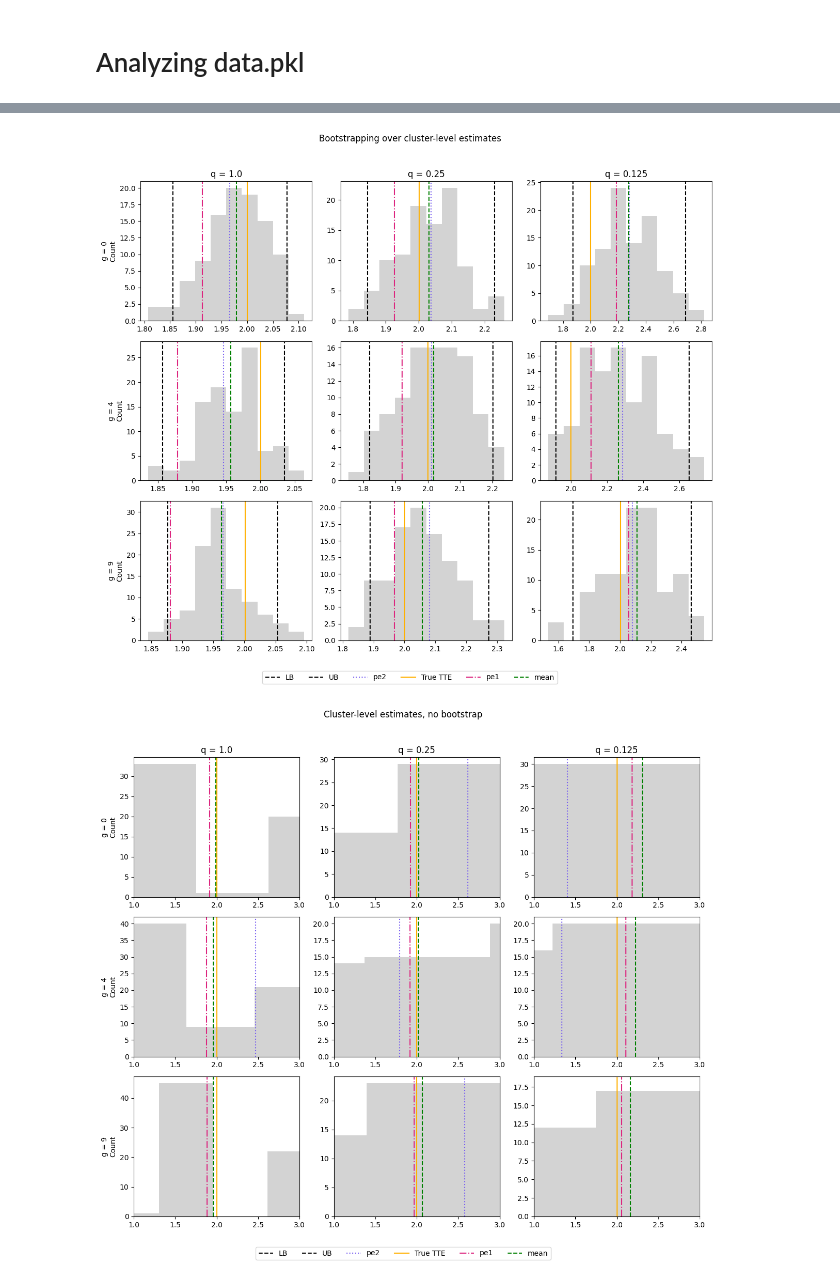
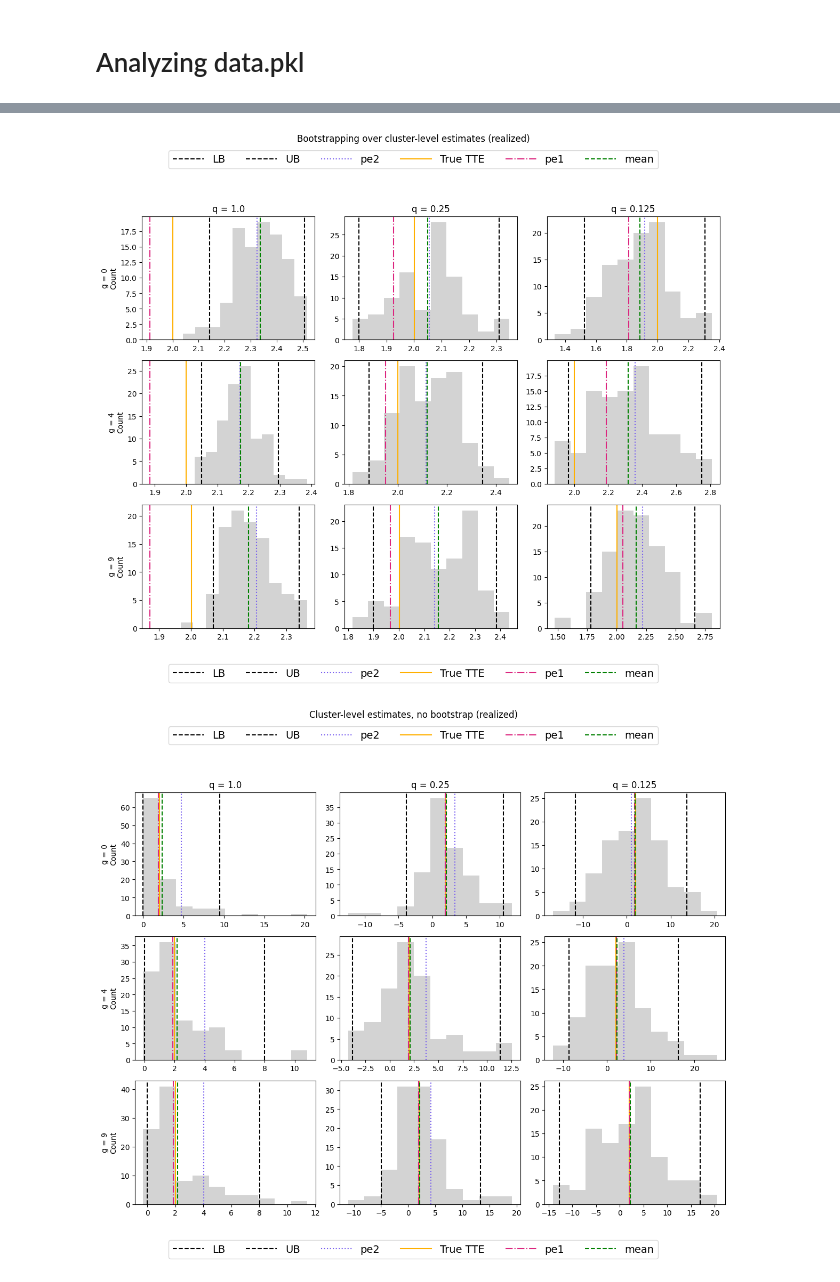
Before and after one commit to mayscortez/UQ-for-staggered-rollouts, a Jupyter notebook: experiment.ipynb, the cells around one changed output, grey strips where cells are left out. Saved outputs shown, nothing was run; the diff lists cells and outputs as text; code cells hidden in the pictures.

Commit message:
more scratchwork and more plotting

```diff
--- a/experiment.ipynb
+++ b/experiment.ipynb
@@ -0,0 +253,6 @@
+# %%
+df_all = pd.concat([df, df_real], ignore_index=True)
+df_all.shape
+# for x in df_all.columns:
+#     print(x)
+#     print(df[x].unique())
@@ -0,0 +279,15 @@
+# %%
+beta = 2
+q = "2p"
+sub = df_all[(df_all["beta"] == beta) & (df_all["n"] == 10000) & (df_all["q"] == q)]
+sub = sub.merge(trueTTE[trueTTE["beta"] == beta][['n','trueTTE']], on="n", how = "left")
+sub["bias"] = sub["bias"] / sub["trueTTE"]
+
+fig = plt.figure()
+ax = fig.add_subplot(111)
+sns.lineplot(x='p', y="bias", data=sub, errorbar='sd', hue= "type", legend='brief', markers=True)
+ax.set_xlabel("Treatment budget p", fontsize = 18)
+ax.set_ylabel("Relative Bias", fontsize = 18)
+ax.set_title(f"Cluster Estimates (beta={beta},q={q})", fontsize=20)
+ax.set_ylim(-1,1)
+plt.axhline(y=0)
@@ -631,11 +872,13 @@ print(list(y))
 import pickle
 import numpy as np
 
-res = pickle.load(open('data.pkl', 'rb'))
+res = pickle.load(open('data_expected_11-22-2026.pkl', 'rb'))
+# res = pickle.load(open('data_11-22-2026realized.pkl', 'rb'))
+type_est = "realized"
 
 # ['TTE_true', 'pe1_TTE_hat', 'pe1_bias', 'cluster_TTE_hat',
 # 'cluster_bias', 'bootstrap_res1', 'coverage1', 'bootstrap_res2', 'coverage2']
-r_graph = 10
+r_graph = 100
 qs = list(res['coverage1'][0].keys())
 coverage1 = res['coverage1']
 coverage2 = res['coverage2']
@@ -680,6 +942,7 @@ for r, g in enumerate(g_values):
         ax = axes[r, c]
         data = res['bootstrap_res1'][g][qs[i]]
 
+        # ax.set_xlim(1.5,2.85)
         ax.hist(data['ed'], color="lightgrey")
         ax.axvline(data['LB'], color="black", linestyle='--', label="LB")
         ax.axvline(data['UB'], color="black", linestyle='--', label="UB")
@@ -698,14 +961,19 @@ for r, g in enumerate(g_values):
 
 # One shared legend for the whole figure (taken from the last axis)
 handles, labels = axes[-1, -1].get_legend_handles_labels()
+fig.legend(handles, labels, loc="upper center", ncol=len(labels),
+           bbox_to_anchor=(0.5, 0.98), fontsize=14, markerscale=1.5,
+           handlelength=3)
+
 fig.legend(handles, labels, loc="lower center", ncol=len(labels),
-           bbox_to_anchor=(0.5, -0.02))
+           bbox_to_anchor=(0.5, 0.01), fontsize=14, handlelength=3)
 
-fig.suptitle("Bootstrapping over cluster-level estimates", y=1.0)
-fig.tight_layout(rect=[0, 0.03, 1, 0.98])
+fig.suptitle(f"Bootstrapping over cluster-level estimates ({type_est})", y=1.0)
+# fig.tight_layout(rect=[0, 0.03, 1, 0.98])
+fig.tight_layout(rect=[0, 0.08, 1, 0.92])
 plt.show()
 # %% [output]
-[figure, old version]
+[figure, new version]
 # %%
 # Real Rating Level 4
 import matplotlib.pyplot as plt
@@ -713,39 +981,44 @@ import matplotlib.pyplot as plt
 n, m = len(g_values), len(i_values)
 fig, axes = plt.subplots(n, m, figsize=(4 * m, 3.5 * n),
                          sharex=False, sharey=False, squeeze=False)
 
-my_xlim = (1,3)
-plt.setp(axes, xlim=my_xlim)
+# my_xlim = (1.5,2.5)
+# plt.setp(axes, xlim=my_xlim)
 for r, g in enumerate(g_values):
     for c, i in enumerate(i_values):
         ax = axes[r, c]
         data2 = res['bootstrap_res2'][g][qs[i]]
 
         ax.hist(np.concatenate(data2['ed']), color="lightgrey")
         ax.axvline(data2['LB'], color="black", linestyle='--', label="LB")
         ax.axvline(data2['UB'], color="black", linestyle='--', label="UB")
         ax.axvline(data2['pe2'], color="#785ef0", linestyle=':', label='pe2')
         ax.axvline(res['TTE_true'][g], color="#ffb000", linestyle='-', label='True TTE')
         ax.axvline(res['pe1_TTE_hat'][g][qs[i]], color="#dc267f",
                    linestyle='dashdot', label='pe1')
         ax.axvline(np.mean(data2['ed']), color="green", linestyle='--', label="mean")
 
         # Label columns on the top row, rows on the left column
         if r == 0:
             ax.set_title(f"q = {qs[i]}")
         if c == 0:
             ax.set_ylabel(f"g = {g}\nCount")
 
 # One shared legend for the whole figure (taken from the last axis)
 handles, labels = axes[-1, -1].get_legend_handles_labels()
+fig.legend(handles, labels, loc="upper center", ncol=len(labels),
+           bbox_to_anchor=(0.5, 0.98), fontsize=14, markerscale=1.5,
+           handlelength=3)
+
 fig.legend(handles, labels, loc="lower center", ncol=len(labels),
-           bbox_to_anchor=(0.5, -0.02))
+           bbox_to_anchor=(0.5, 0.01), fontsize=14, handlelength=3)
 
-fig.suptitle("Cluster-level estimates, no bootstrap", y=1.0)
-fig.tight_layout(rect=[0, 0.03, 1, 0.98])
+fig.suptitle(f"Cluster-level estimates, no bootstrap ({type_est})", y=1.0)
+# fig.tight_layout(rect=[0, 0.03, 1, 0.98])
+fig.tight_layout(rect=[0, 0.08, 1, 0.92])
 plt.show()
 # %% [output]
-[figure, old version]
+[figure, new version]
 # %%
 g_rep = 0
 print(f"True TTE (graph rep {g_rep}) = {res['TTE_true'][g_rep]}")
```
Also changed, not shown: parts of 54 cells of this notebook.
